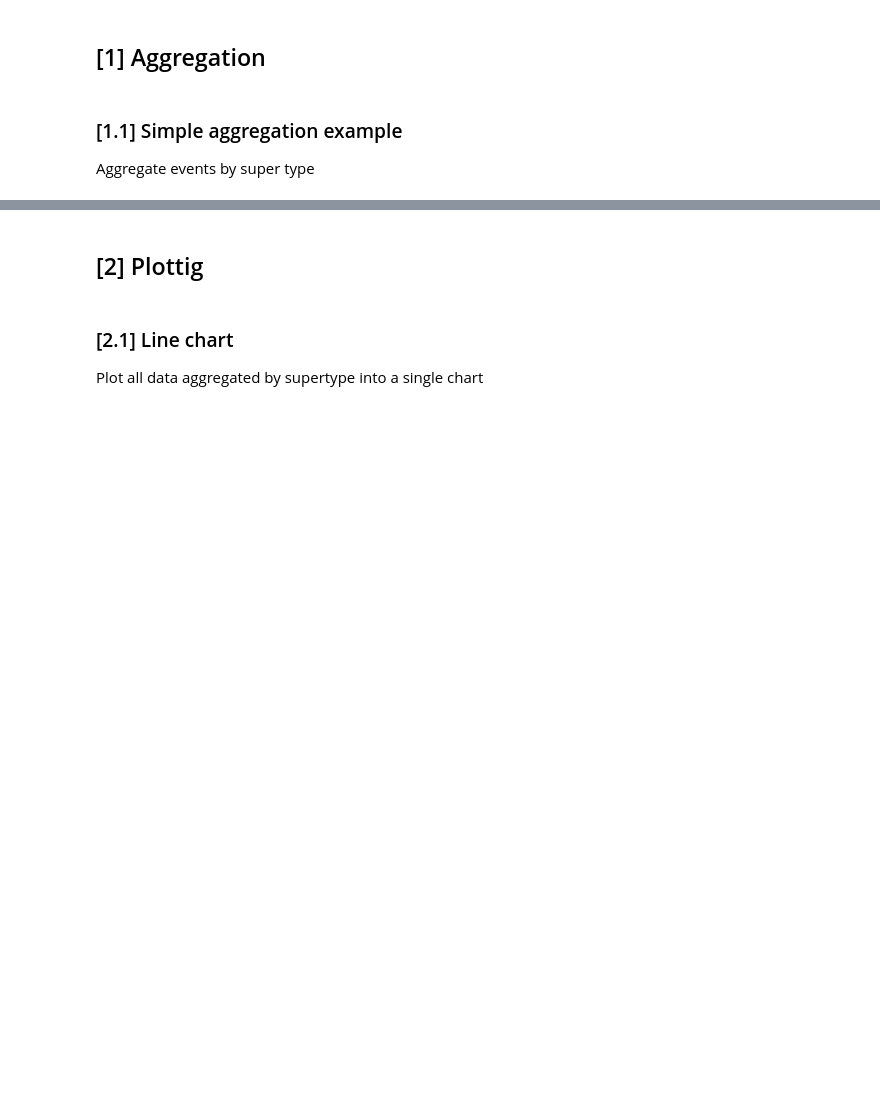
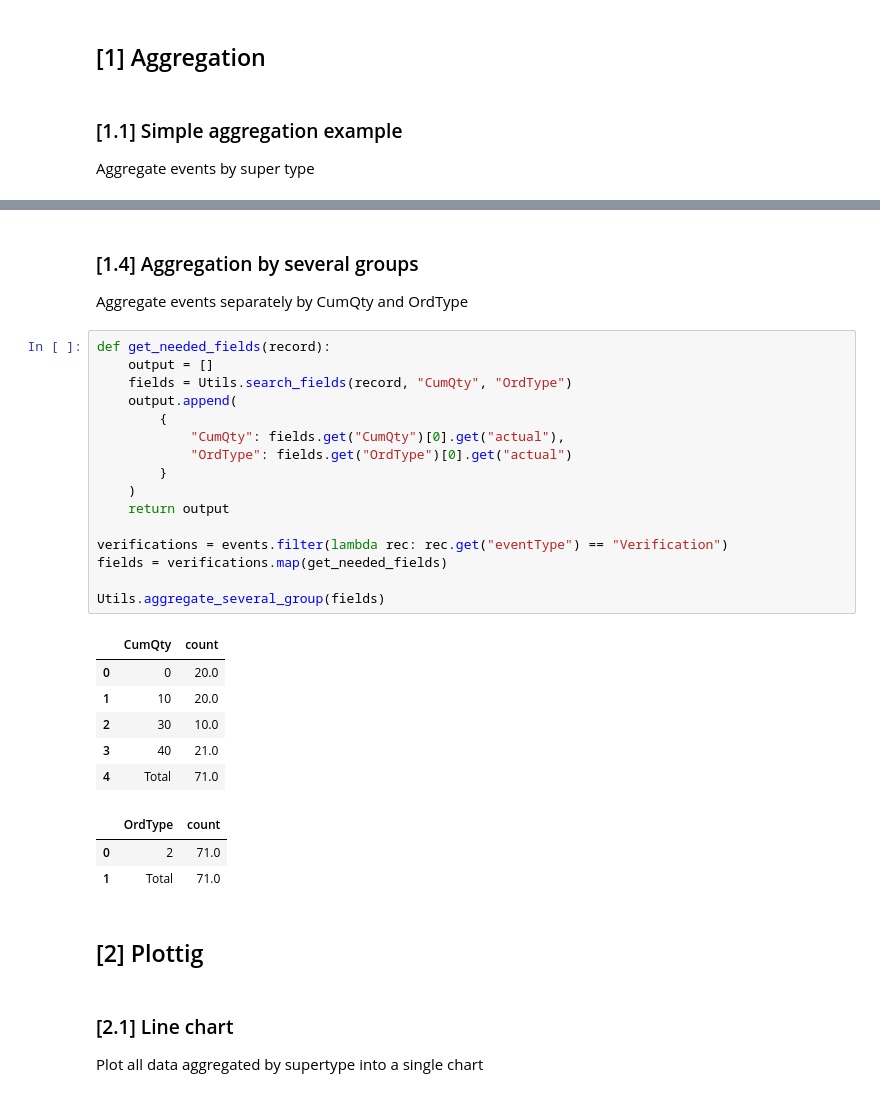
Before and after one commit to th2-net/th2-data-services-utils, a Jupyter notebook: examples/notebooks/notebook_basic.ipynb, the cells around one changed output, grey strips where cells are left out. Saved outputs shown, nothing was run; the diff lists cells and outputs as text; blank space fills up the shorter version.

```diff
--- a/examples/notebooks/notebook_basic.ipynb
+++ b/examples/notebooks/notebook_basic.ipynb
@@ -133,3 +144,32 @@ Utils.aggregate_a_group_by_intervals(data, "super_type", "5min")
+# %% [markdown]
+### [1.4] Aggregation by several groups
+Aggregate events separately by CumQty and OrdType
+# %%
+def get_needed_fields(record):
+    output = []
+    fields = Utils.search_fields(record, "CumQty", "OrdType")
+    output.append(
+        {
+            "CumQty": fields.get("CumQty")[0].get("actual"),
+            "OrdType": fields.get("OrdType")[0].get("actual")
+        }
+    )
+    return output
+
+verifications = events.filter(lambda rec: rec.get("eventType") == "Verification")
+fields = verifications.map(get_needed_fields)
+
+Utils.aggregate_several_group(fields)
+# %% [output]
+|  | CumQty | count |
+| 0 | 0 | 20.0 |
+| 1 | 10 | 20.0 |
+| 2 | 30 | 10.0 |
+| 3 | 40 | 21.0 |
+| 4 | Total | 71.0 |
+|  | OrdType | count |
+| 0 | 2 | 71.0 |
+| 1 | Total | 71.0 |
 # %% [markdown]
 ## [2] Plottig
 # %% [markdown]
```
Also changed, not shown: parts of 26 cells of this notebook, 8 other files.
